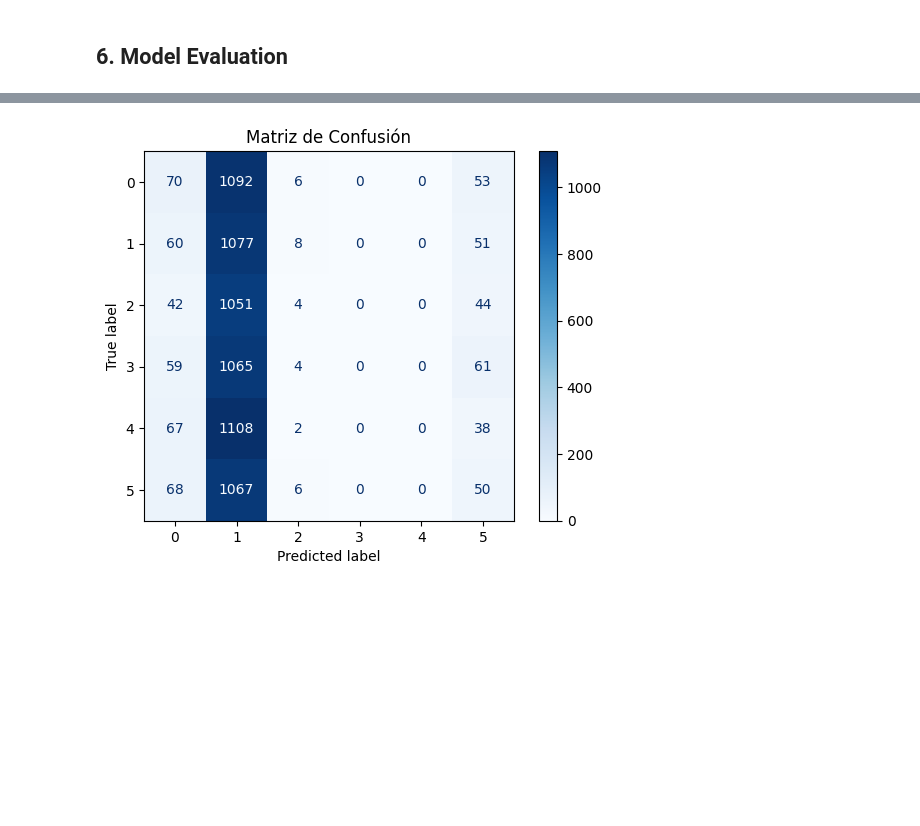
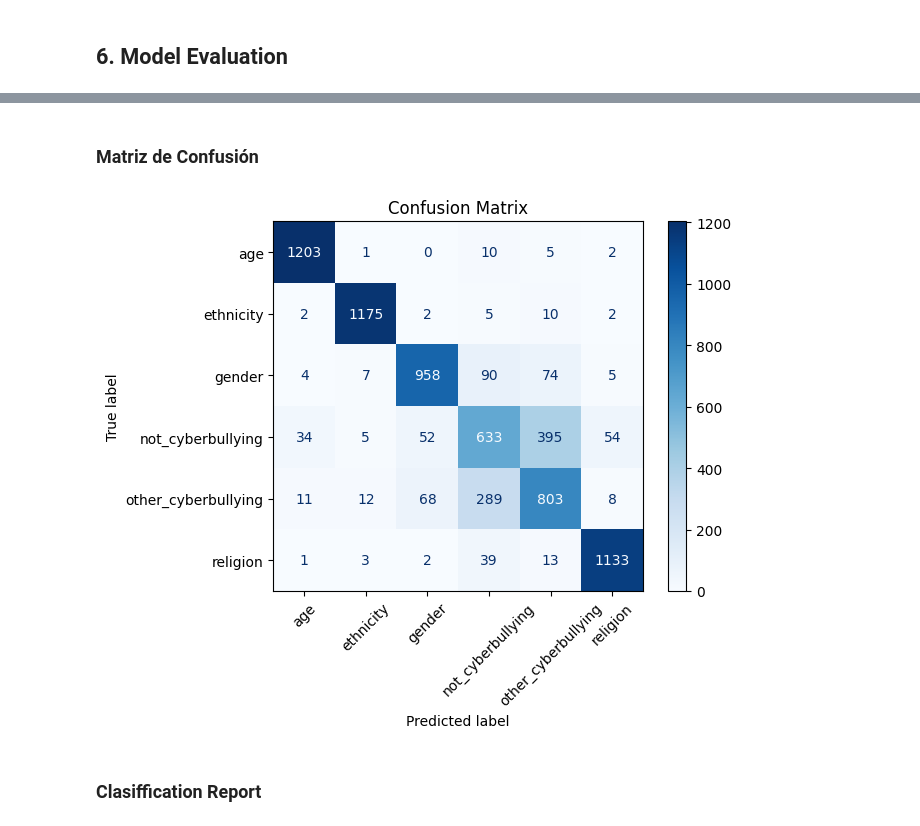
Before and after one commit to haroldeustaquio/Machine-Learning, a Jupyter notebook: End-to-end-Projects/CyberBullying Detecter/testing.ipynb, the cells around one changed output, grey strips where cells are left out. Saved outputs shown, nothing was run; the diff lists cells and outputs as text; code cells hidden in the pictures; blank space fills up the shorter version.

```diff
--- a/End-to-end-Projects/CyberBullying Detecter/testing.ipynb
+++ b/End-to-end-Projects/CyberBullying Detecter/testing.ipynb
@@ -55,7 +78,7 @@ raw_train_ds = tf.data.Dataset.from_tensor_slices((x_train, y_train))
 raw_test_ds = tf.data.Dataset.from_tensor_slices((x_test, y_test))
 raw_val_ds = tf.data.Dataset.from_tensor_slices((x_val, y_val))
 # %%
-vocab_size = 25000
+vocab_size = 20000
 
 vectorize_layer = TextVectorization(
     standardize=None,
@@ -64,7 +87,7 @@ vectorize_layer = TextVectorization(
 )
 
 # Obtener el texto sin etiquetas
-text_ds = raw_train_ds.map(lambda x, y: x)
+text_ds = raw_train_ds.map(lambda x, y: x) ########
 
 start = time.time()
 vectorize_layer.adapt(text_ds)
@@ -74,5 +97,5 @@ Time for adapt is 348.5307
 # %%
-batch_size = 64
+batch_size = 32
 raw_train_ds = raw_train_ds.shuffle(20000).batch(batch_size)
-raw_val_ds = raw_val_ds.shuffle(20000).batch(batch_size)
-raw_test_ds = raw_test_ds.shuffle(20000).batch(batch_size)
+raw_val_ds = raw_val_ds.batch(batch_size)
+raw_test_ds = raw_test_ds.batch(batch_size)
@@ -217,22 +256,15 @@ model.save_weights("best_model.weights.h5")
 # %% [markdown]
 ## 6. Model Evaluation
 # %%
-import numpy as np
-from sklearn.metrics import confusion_matrix, ConfusionMatrixDisplay
-import matplotlib.pyplot as plt
-
-
 loaded_model = Model(activation='relu')
-loaded_model.load_weights("best_model.weights.h5")
-
+loaded_model = load_model("model.keras")
 
 loaded_model.compile(
     loss=keras.losses.CategoricalCrossentropy(),
-    optimizer=keras.optimizers.Adam(learning_rate=0.001),
+    optimizer=keras.optimizers.Adam(learning_rate=0.01),
     metrics=["accuracy"]
 )
 
-
 test_loss, test_accuracy = loaded_model.evaluate(test_ds)
 print(f"Loss en test: {test_loss}, Accuracy en test: {test_accuracy}")
 # %% [output]
@@ -242,10 +276,6 @@ Loss en test: 4.5601677894592285, Accuracy en test: 0.1761498600244522
 # Obtener las predicciones
 predictions = loaded_model.predict(test_ds)
 
-#  predicciones a clases
 predicted_classes = np.argmax(predictions, axis=1)
-
-# etiquetas verdaderas
-true_classes = np.concatenate([y for _, y in test_ds], axis=0)  #
-true_classes = np.argmax(true_classes, axis=1)
+true_classes = np.concatenate([np.argmax(y, axis=1) for _, y in test_ds], axis=0)
 # %% [output]
@@ -253,10 +283,17 @@ true_classes = np.argmax(true_classes, axis=1)
+# %% [markdown]
+### Matriz de Confusión
 # %%
-#
 cm = confusion_matrix(true_classes, predicted_classes)
 
-disp = ConfusionMatrixDisplay(confusion_matrix=cm)
+# Definir las etiquetas personalizadas
+labels = lblencoder.classes_
+
+disp = ConfusionMatrixDisplay(confusion_matrix=cm,display_labels=labels)
 disp.plot(cmap=plt.cm.Blues)
-plt.title("Matriz de Confusión")
+plt.title("Confusion Matrix")
+plt.xticks(rotation=45)
 plt.show()
 # %% [output]
-[figure, old version]
+[figure, new version]
+# %% [markdown]
+### Clasiffication Report
```
Also changed, not shown: parts of 35 cells of this notebook, 2 other files.
